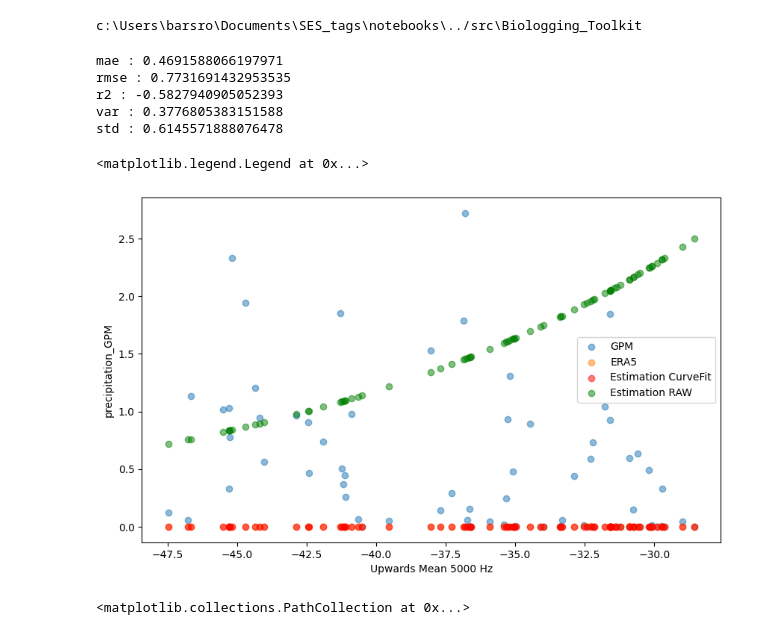
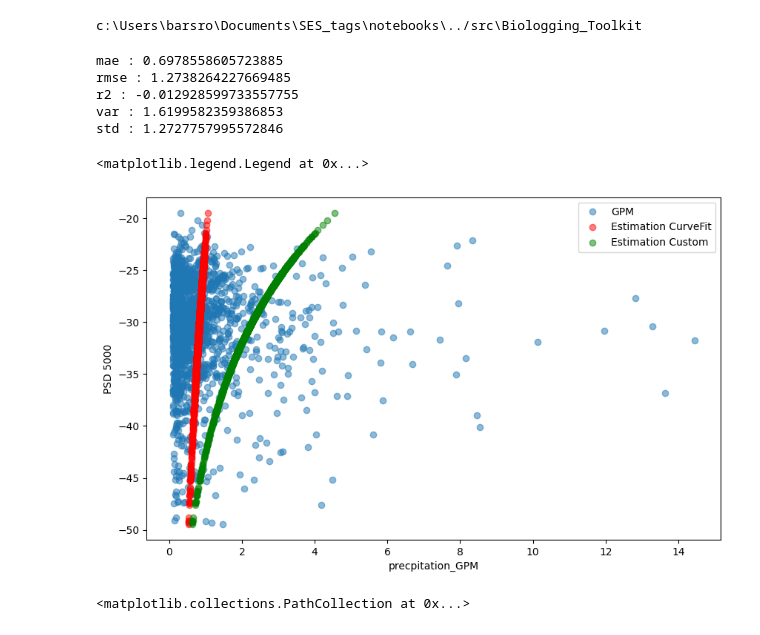
Before and after one commit to gmanatole/Biologging_Toolkit, a Jupyter notebook: notebooks/run_rain_supervisedML.ipynb, the cells around one changed output. Cells and saved outputs as stored; diff of their text form; code cells hidden in the pictures.

```diff
--- a/notebooks/run_rain_supervisedML.ipynb
+++ b/notebooks/run_rain_supervisedML.ipynb
@@ -97,11 +97,15 @@ def create_df(path):
     df = df.dropna(subset=["precipitation_GPM","upwards_mean_5000","upwards_mean_8000","upwards_mean_15000","slope_2000_8000","slope_8000_15000"])
     return df
 # %%
-depid = depids[0]
-df = create_df(os.path.join(path, depid, f"{depid}_dive.csv"))
+df = pd.DataFrame({})
+for depid in depids :
+    df = pd.concat([df,create_df(os.path.join(path, depid, f"{depid}_dive.csv"))], ignore_index=True)
 df = classify_rain(df, offset=1.25, optimised_tresh=True)
 # %%
-df_r = df[df["Rain_Type_preds"]=="R"].copy()
+df_r = df[df["precipitation_GPM"]>0.1].copy()
+
+# df_r = df[df["Rain_Type_preds"]=="R"].copy()
+# df_r = df.copy()
 train_df, test_df = train_test_split(
     df_r, test_size=0.7, random_state=42, stratify=df_r["precipitation_GPM"]>0.1)
 # %%
@@ -115,8 +119,7 @@ def lin_kknoufal(x, a, b, c, d):
     return (x + (np.log(8000) - np.log(5000)*a + b))/((np.log(85000) - np.log(5000)*c + d))
 
 popt, popv = curve_fit(logarithmic, train_df[f"upwards_mean_{freq}"],
-                      train_df[gt],
-                      maxfev=25000)
+                      train_df[gt], maxfev=25000, bounds=((0,0),(100,100)), method = 'trf')
 
 estimation = logarithmic(test_df[f"upwards_mean_{freq}"], *popt)
 mae = metrics.mean_absolute_error(test_df[gt], estimation)
@@ -127,26 +130,28 @@ std = np.std(abs(test_df[gt])-abs(estimation))
 # %%
 print(f"mae : {mae}")
 print(f"rmse : {rmse}")
 print(f"r2 : {r2}")
 print(f"var : {var}")
 print(f"std : {std}")
 
 plt.figure(figsize=(10, 6))
-plt.scatter(test_df[f"upwards_mean_{freq}"], test_df["precipitation_GPM"], label="GPM", alpha=0.5)
-plt.scatter(test_df[f"upwards_mean_{freq}"], test_df["tp"], label="ERA5", alpha=0.5)
-plt.scatter(test_df[f"upwards_mean_{freq}"], estimation, label="Estimation CurveFit", color='red', alpha=0.5)
-plt.scatter(test_df[f"upwards_mean_{freq}"], 10**((test_df[f"upwards_mean_{freq}"]+42.5)/35), label="Estimation RAW", color='green', alpha=0.5)
-plt.ylabel(gt)
-plt.xlabel(f"Upwards Mean {freq} Hz")
+plt.scatter(test_df["precipitation_GPM"], test_df[f"upwards_mean_{freq}"], label="GPM", alpha=0.5)
+# plt.scatter(test_df["tp"]*1000, test_df[f"upwards_mean_{freq}"], label="ERA5", alpha=0.5)
+
+plt.scatter(estimation, test_df[f"upwards_mean_{freq}"], label="Estimation CurveFit", color='red', alpha=0.5)
+plt.scatter(10**((test_df[f"upwards_mean_{freq}"]+42.5)/35), test_df[f"upwards_mean_{freq}"], label="Estimation Custom", color='green', alpha=0.5)
+
+plt.xlabel('precpitation_GPM')
+plt.ylabel(f"PSD {freq}")
 plt.legend()
 # %% [output]
-mae : 0.4691588066197971
-rmse : 0.7731691432953535
-r2 : -0.5827940905052393
-var : 0.3776805383151588
-std : 0.6145571888076478
+mae : 0.6978558605723885
+rmse : 1.2738264227669485
+r2 : -0.012928599733557755
+var : 1.6199582359386853
+std : 1.2727757995572846
 <matplotlib.legend.Legend at 0x...>
-[figure, old version]
+[figure, new version]
 # %%
 plt.figure(figsize=(20, 6))
 plt.plot(df["begin_time"], df["precipitation_GPM"], label="GPM", alpha=0.5)
```
Also changed, not shown: parts of 1 cell of this notebook.
